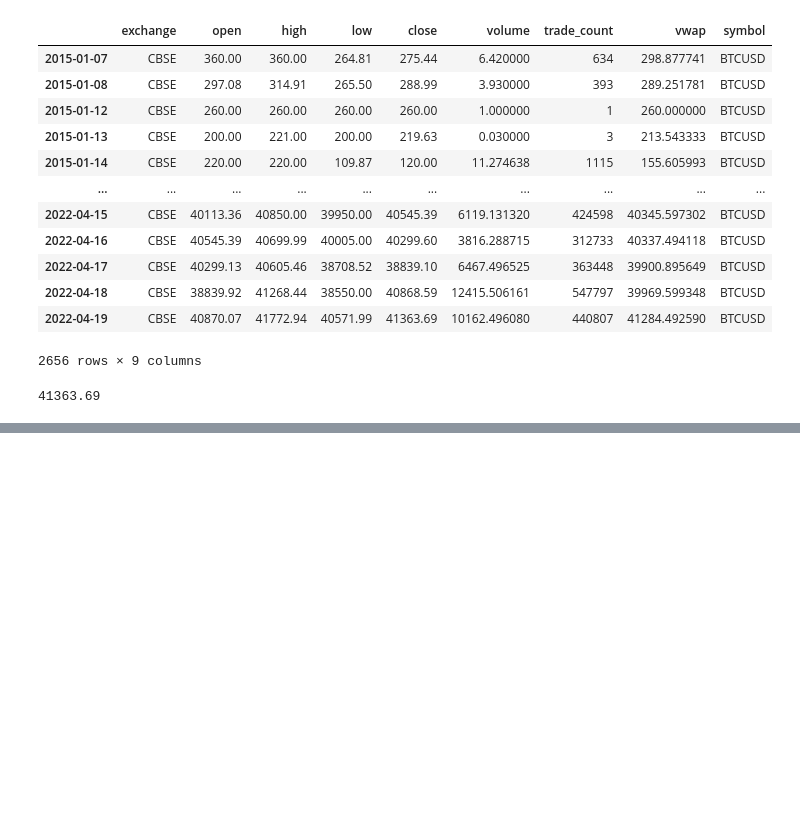
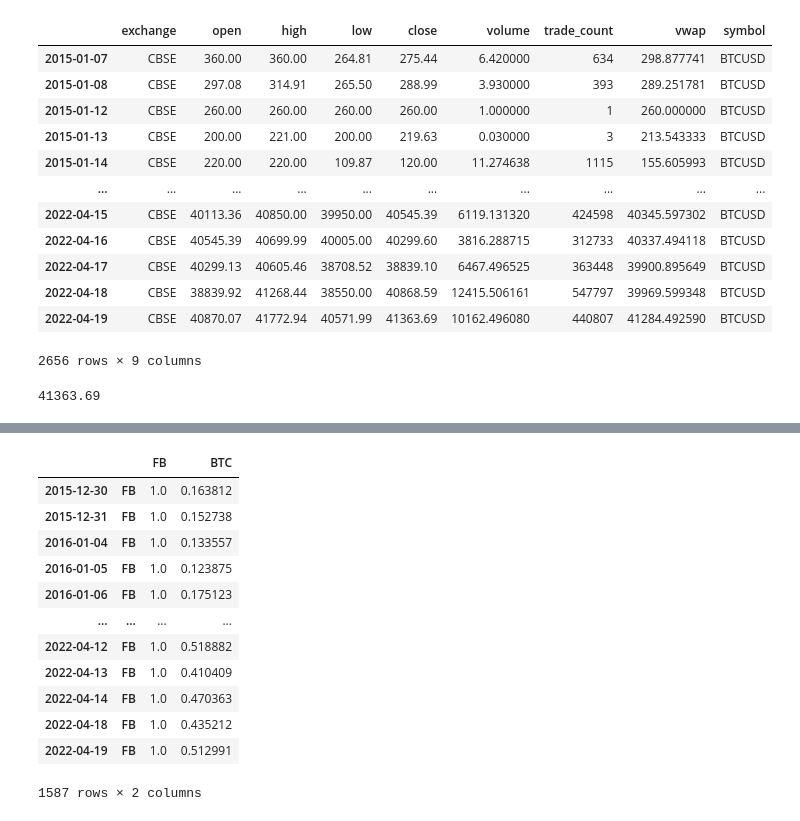
Before and after one commit to mathias1020/BTC_Correlation_Analysis, a Jupyter notebook: Correlation_Analysis.ipynb, the cells around one changed output, grey strips where cells are left out. Cells and saved outputs as stored; diff of their text form; code cells hidden in the pictures; blank space fills up the shorter version.

```diff
--- a/Correlation_Analysis.ipynb
+++ b/Correlation_Analysis.ipynb
@@ -127 +151,30 @@ closing_prices.head()
+# %%
+def get_correlation(ticker):
+
+    correlation_df = pd.DataFrame()
+    correlation_df[ticker] = closing_prices[ticker]
+    correlation_df["BTC"] = closing_prices["BTC"]
+    correlation_df = correlation_df.pct_change().dropna()
+    correlation_df = correlation_df.rolling(window=20).corr().dropna()
+    idx=pd.IndexSlice
+    correlation_df = correlation_df.loc[idx[:, ticker], :]
+
+    return correlation_df
+# %%
+test = get_correlation("FB")
+test
+# %% [output]
+|  |  | FB | BTC |
+| 2015-12-30 | FB | 1.0 | 0.163812 |
+| 2015-12-31 | FB | 1.0 | 0.152738 |
+| 2016-01-04 | FB | 1.0 | 0.133557 |
+| 2016-01-05 | FB | 1.0 | 0.123875 |
+| 2016-01-06 | FB | 1.0 | 0.175123 |
+| ... | ... | ... | ... |
+| 2022-04-12 | FB | 1.0 | 0.518882 |
+| 2022-04-13 | FB | 1.0 | 0.410409 |
+| 2022-04-14 | FB | 1.0 | 0.470363 |
+| 2022-04-18 | FB | 1.0 | 0.435212 |
+| 2022-04-19 | FB | 1.0 | 0.512991 |
+1587 rows × 2 columns
 # %%
```
Also changed, not shown: parts of 7 cells of this notebook.
